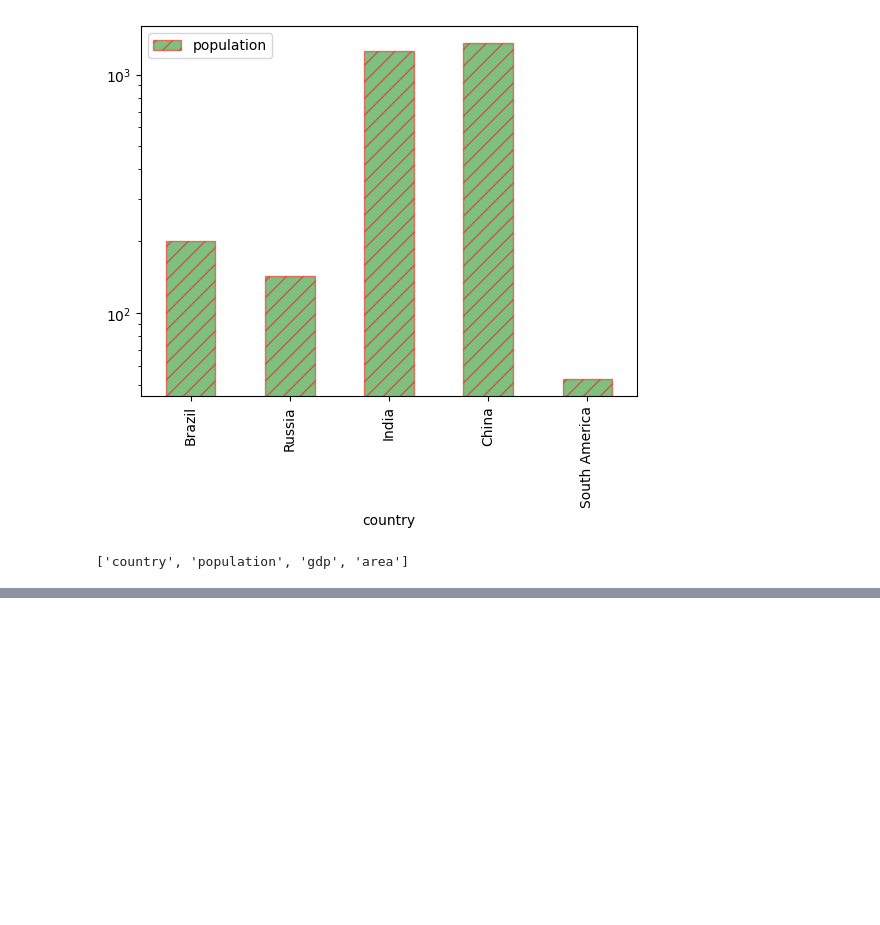
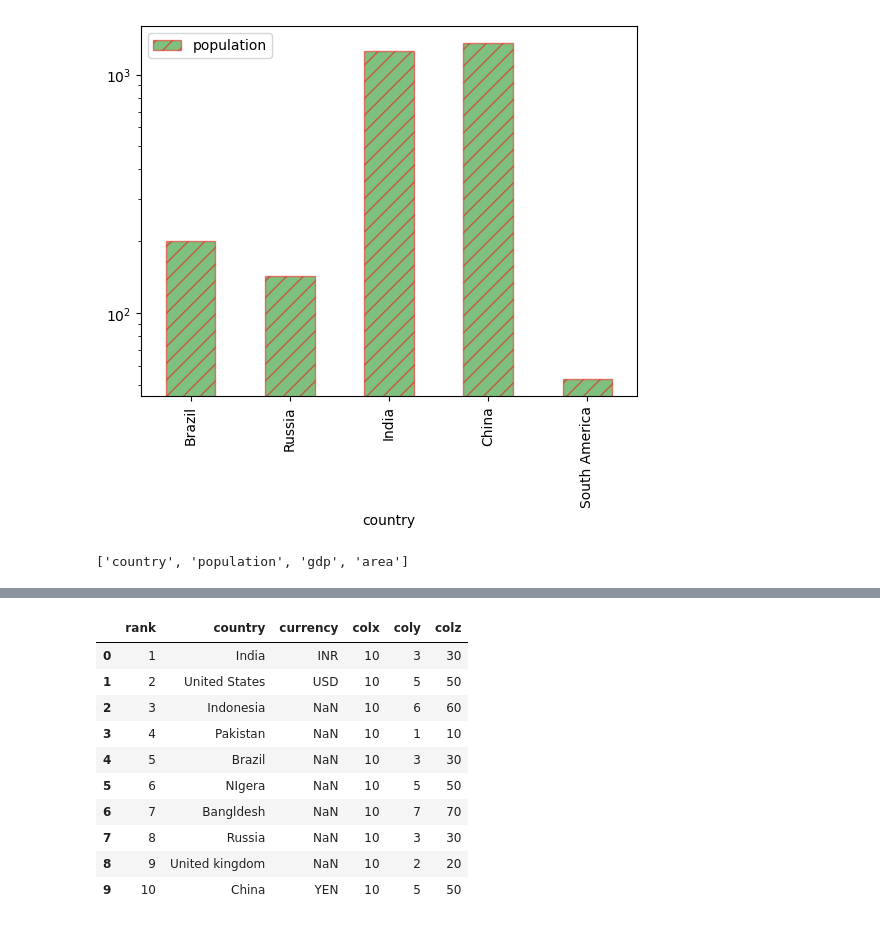
Before and after one commit to Faheemraza007/data-analytics, a Jupyter notebook: pandas_basics.ipynb, the cells around one changed output, grey strips where cells are left out. Cells and saved outputs as stored; diff of their text form; code cells hidden in the pictures; blank space fills up the shorter version.

Commit message:
# dataframes manupulation, excel file analysis

```diff
--- a/pandas_basics.ipynb
+++ b/pandas_basics.ipynb
@@ -123,0 +152,9 @@ cdf.columns.tolist()
+# %%
+df = df.rename( columns={
+    'Rank': 'rank',
+    'country name': 'country',
+}
+)
+# %%
+# updating a particular cell value
+df.iloc[9] = df.iloc[9].replace(np.nan, "YEN")
@@ -123,0 +175,7 @@ cdf.columns.tolist()
+# %%
+# adding a column
+df['colx'] = 10 # constant
+# %%
+values = [3,5,6,1,3,5,7,3,2,5]
+df['coly'] = values # list of values
+df
@@ -123,0 +194,16 @@ cdf.columns.tolist()
+# %%
+# adding a column based an operation on other coloumns
+df['colz'] = df['colx'] * df['coly']
+df
+# %% [output]
+|  | rank | country | currency | colx | coly | colz |
+| 0 | 1 | India | INR | 10 | 3 | 30 |
+| 1 | 2 | United States | USD | 10 | 5 | 50 |
+| 2 | 3 | Indonesia | NaN | 10 | 6 | 60 |
+| 3 | 4 | Pakistan | NaN | 10 | 1 | 10 |
+| 4 | 5 | Brazil | NaN | 10 | 3 | 30 |
+| 5 | 6 | NIgera | NaN | 10 | 5 | 50 |
+| 6 | 7 | Bangldesh | NaN | 10 | 7 | 70 |
+| 7 | 8 | Russia | NaN | 10 | 3 | 30 |
+| 8 | 9 | United kingdom | NaN | 10 | 2 | 20 |
+| 9 | 10 | China | YEN | 10 | 5 | 50 |
```
Also changed, not shown: parts of 13 cells of this notebook, 2 other files.
